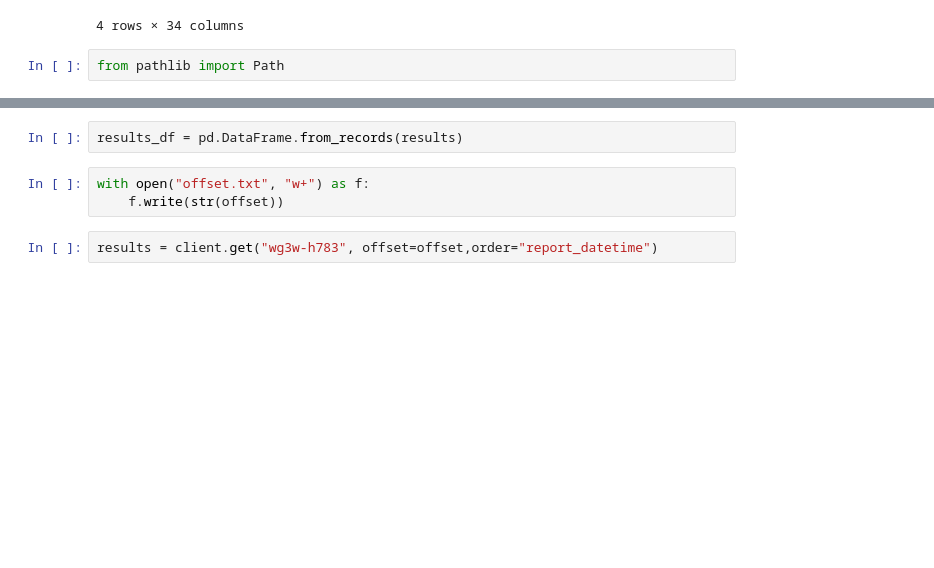
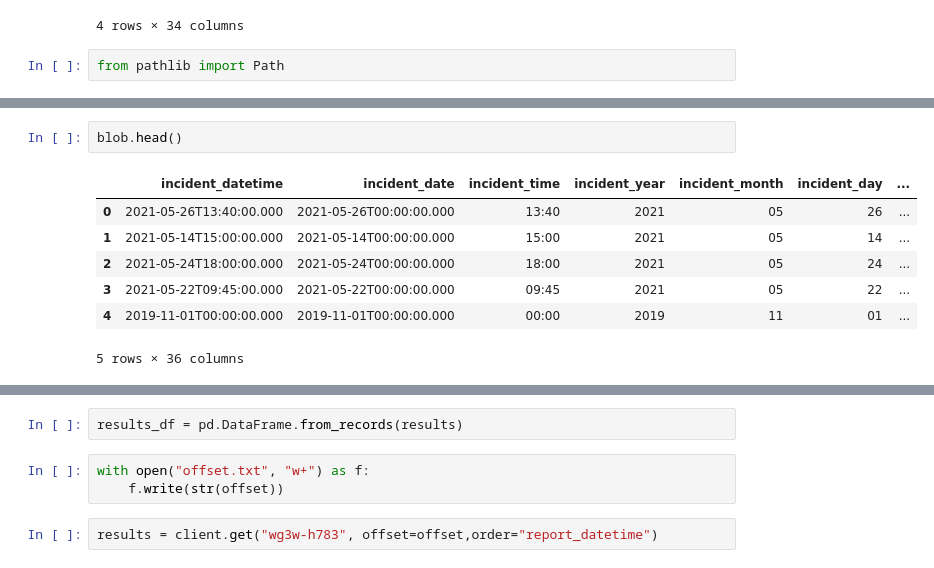
Before and after one commit to rkscodes/incident_intelligence, a Jupyter notebook: etl.ipynb, the cells around one changed output, grey strips where cells are left out. Cells and saved outputs as stored; diff of their text form; blank space fills up the shorter version.

```diff
--- a/etl.ipynb
+++ b/etl.ipynb
@@ -102,0 +111,10 @@ blob['day'] = pd.DatetimeIndex(blob['incident_date']).day.astype(str).str.zfill(
+# %%
+blob.head()
+# %% [output]
+|  | incident_datetime | incident_date | incident_time | incident_year | incident_month | incident_day | ... |
+| 0 | 2021-05-26T13:40:00.000 | 2021-05-26T00:00:00.000 | 13:40 | 2021 | 05 | 26 | ... |
+| 1 | 2021-05-14T15:00:00.000 | 2021-05-14T00:00:00.000 | 15:00 | 2021 | 05 | 14 | ... |
+| 2 | 2021-05-24T18:00:00.000 | 2021-05-24T00:00:00.000 | 18:00 | 2021 | 05 | 24 | ... |
+| 3 | 2021-05-22T09:45:00.000 | 2021-05-22T00:00:00.000 | 09:45 | 2021 | 05 | 22 | ... |
+| 4 | 2019-11-01T00:00:00.000 | 2019-11-01T00:00:00.000 | 00:00 | 2019 | 11 | 01 | ... |
+5 rows × 36 columns
```
Also changed, not shown: parts of 27 cells of this notebook.
